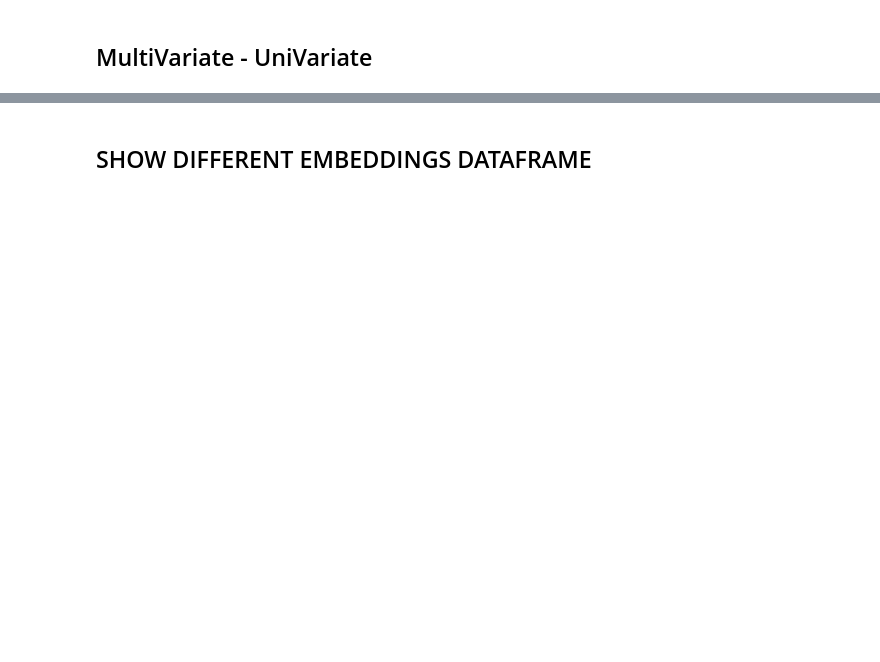
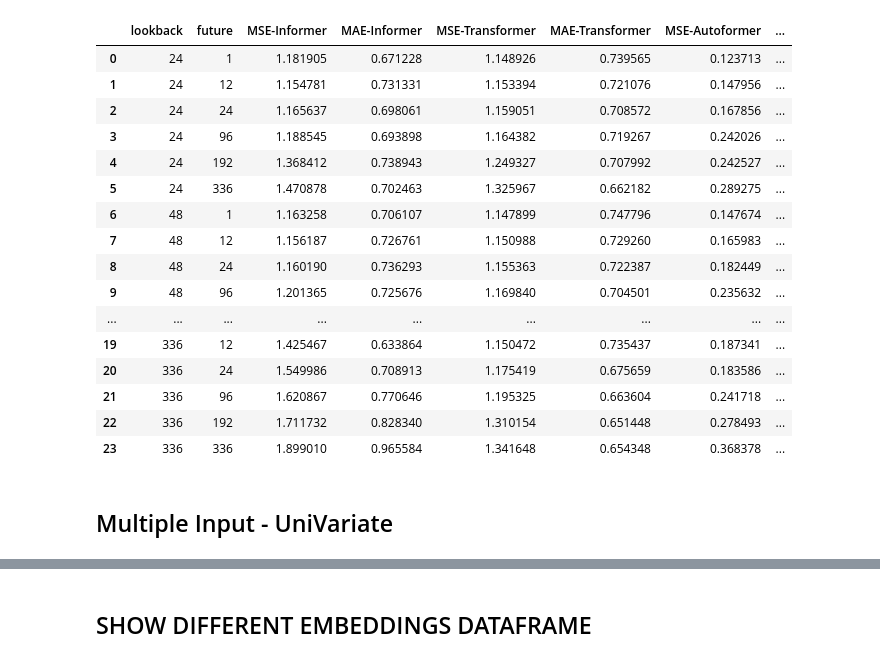
Before and after one commit to Vaiyani/mvaiyani-thesis, a Jupyter notebook: Results/Parser.ipynb, the cells around one changed output, grey strips where cells are left out. Saved outputs shown, nothing was run; the diff lists cells and outputs as text; code cells hidden in the pictures; blank space fills up the shorter version.

```diff
--- a/Results/Parser.ipynb
+++ b/Results/Parser.ipynb
@@ -80,6 +79,35 @@ def slice_and_dice(formers:pd.DataFrame, lstms: pd.DataFrame) -> pd.DataFrame:
     return df
 
 # def compare_uni_multi(uni: pd.DataFrame, mv: pd.DataFrame) -> pd.DataFrame:
+# %%
+## multiple input multiplt output default embeddings##
+mv_formers_mo = parse_results('multivariate/multiple_output/all_multivariate_result.txt', True).\
+                drop_duplicates(subset=['model', 'lookback', 'future', 'pos','val','temp'],keep = 'last')
+mv_lstms_mo = parse_lstms('multivariate/multiple_output/result-lstm-multivariate-more-feature-scenario3.txt').\
+                drop_duplicates(subset=['lookback', 'future'], keep = 'last')
+df_mv_mo = slice_and_dice(mv_formers_mo, mv_lstms_mo)
+# %%
+df_mv_mo = df_mv_mo[['lookback', 'future', 'MSE-Informer', 'MAE-Informer', 'MSE-Transformer', 'MAE-Transformer',\
+                    'MSE-Autoformer', 'MAE-Autoformer', 'MSE-LSTM', 'MAE-LSTM']]
+df_mv_mo
+# %% [output]
+|  | lookback | future | MSE-Informer | MAE-Informer | MSE-Transformer | MAE-Transformer | MSE-Autoformer | ... |
+| 0 | 24 | 1 | 1.181905 | 0.671228 | 1.148926 | 0.739565 | 0.123713 | ... |
+| 1 | 24 | 12 | 1.154781 | 0.731331 | 1.153394 | 0.721076 | 0.147956 | ... |
+| 2 | 24 | 24 | 1.165637 | 0.698061 | 1.159051 | 0.708572 | 0.167856 | ... |
+| 3 | 24 | 96 | 1.188545 | 0.693898 | 1.164382 | 0.719267 | 0.242026 | ... |
+| 4 | 24 | 192 | 1.368412 | 0.738943 | 1.249327 | 0.707992 | 0.242527 | ... |
+| 5 | 24 | 336 | 1.470878 | 0.702463 | 1.325967 | 0.662182 | 0.289275 | ... |
+| 6 | 48 | 1 | 1.163258 | 0.706107 | 1.147899 | 0.747796 | 0.147674 | ... |
+| 7 | 48 | 12 | 1.156187 | 0.726761 | 1.150988 | 0.729260 | 0.165983 | ... |
+| 8 | 48 | 24 | 1.160190 | 0.736293 | 1.155363 | 0.722387 | 0.182449 | ... |
+| 9 | 48 | 96 | 1.201365 | 0.725676 | 1.169840 | 0.704501 | 0.235632 | ... |
+| ... | ... | ... | ... | ... | ... | ... | ... | ... |
+| 19 | 336 | 12 | 1.425467 | 0.633864 | 1.150472 | 0.735437 | 0.187341 | ... |
+| 20 | 336 | 24 | 1.549986 | 0.708913 | 1.175419 | 0.675659 | 0.183586 | ... |
+| 21 | 336 | 96 | 1.620867 | 0.770646 | 1.195325 | 0.663604 | 0.241718 | ... |
+| 22 | 336 | 192 | 1.711732 | 0.828340 | 1.310154 | 0.651448 | 0.278493 | ... |
+| 23 | 336 | 336 | 1.899010 | 0.965584 | 1.341648 | 0.654348 | 0.368378 | ... |
 # %%
 ## Univariate ##
 uv_formers = parse_results('univariate/formers-original-data.txt').\
@@ -107,3 +138,3 @@ df_mv_ma = slice_and_dice(mv_formers_ma, mv_lstms_ma)
 # %% [markdown]
-## MultiVariate - UniVariate ##
+## Multiple Input - UniVariate ##
 # %%
```
Also changed, not shown: parts of 16 cells of this notebook, 4 other files.
